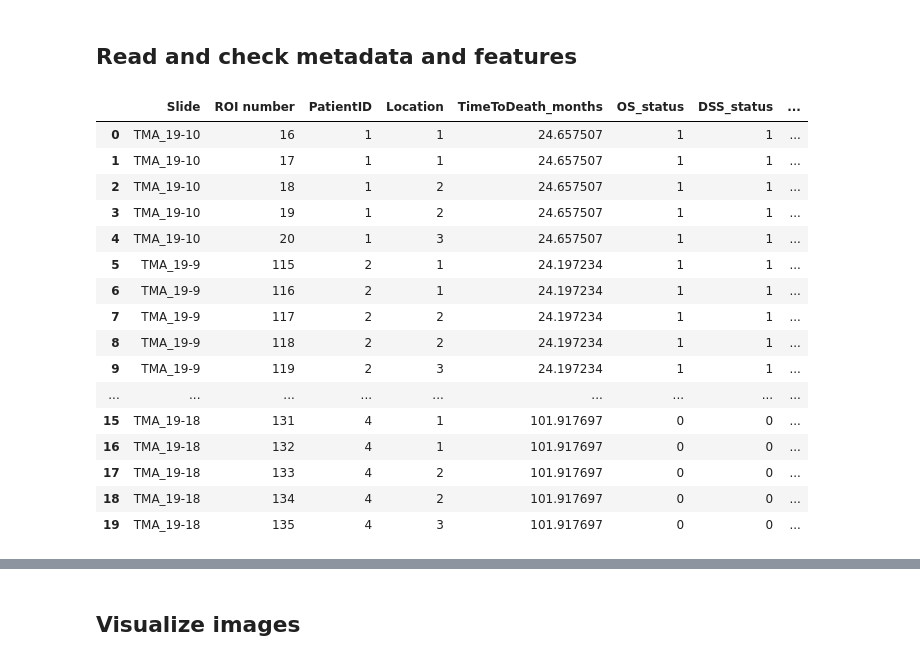
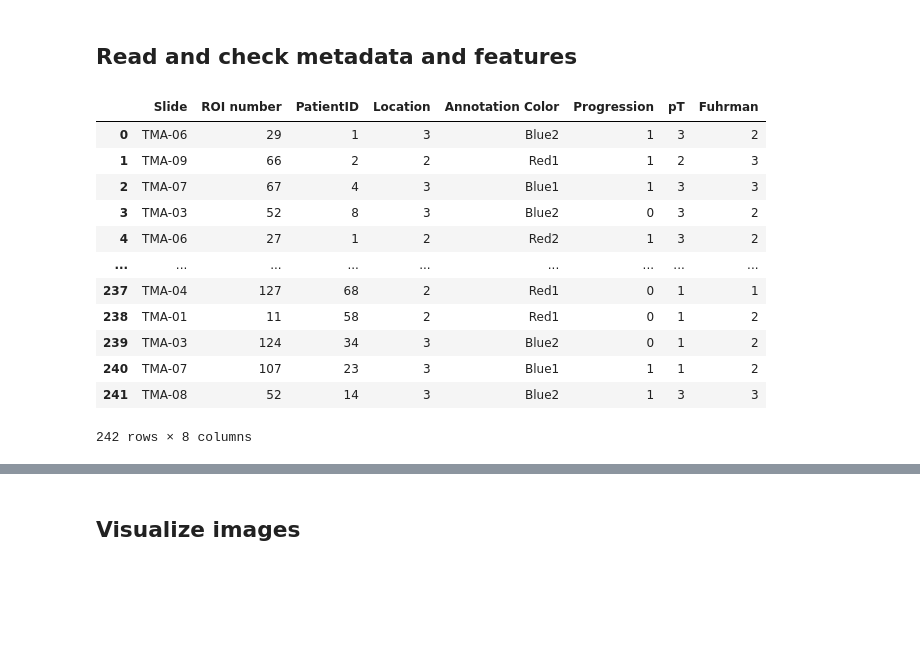
Before and after one commit to fuhrwerk/cytodata-hackathon-2023, a Jupyter notebook: notebook/CytoData2023_hackathon.ipynb, the cells around one changed output, grey strips where cells are left out. Cells and saved outputs as stored; diff of their text form; code cells hidden in the pictures; blank space fills up the shorter version.

```diff
--- a/notebook/CytoData2023_hackathon.ipynb
+++ b/notebook/CytoData2023_hackathon.ipynb
@@ -21,8 +22,10 @@ import tensorflow as tf
 from tqdm import tqdm
 # %%
 imgpath = Path('images')
-featurepath = Path('metadata/hackathon_features.csv')
-metapath = Path('metadata/hackathon_metadata.csv')
+trainfeat_path = Path('metadata/cytodata2023_hackathon_features_train.csv')
+testfeat_path = Path('metadata/cytodata2023_hackathon_features_test.csv')
+trainmeta_path = Path('metadata/cytodata2023_hackathon_train.csv')
+testmeta_path = Path('metadata/cytodata2023_hackathon_test.csv')
 channels = ['1_AF488', '1_AF555', '1_AF647', '1_AF750', '1_DAPI', '2_AF647']
 # %% [markdown]
 ## Helper functions
@@ -41,7 +50,7 @@ def crop_rgb_tiles(img, cshape):
 # %% [markdown]
 ## Read and check metadata and features
 # %%
-df_metadata = pd.read_csv(metapath)
-df_features = pd.read_csv(featurepath)
+df_metadata_train = pd.read_csv(trainmeta_path)
+df_features_train = pd.read_csv(trainfeat_path)
 # %%
 # Add Test information in the df_features
@@ -49,23 +58,19 @@ df_features = df_features.merge(df_metadata[['Slide','ROI number','Test','DSS_st
 # %%
 # Check metadata
-df_metadata
+df_metadata_train
 # %% [output]
-|  | Slide | ROI number | PatientID | Location | TimeToDeath_months | OS_status | DSS_status | ... |
-| 0 | TMA_19-10 | 16 | 1 | 1 | 24.657507 | 1 | 1 | ... |
-| 1 | TMA_19-10 | 17 | 1 | 1 | 24.657507 | 1 | 1 | ... |
-| 2 | TMA_19-10 | 18 | 1 | 2 | 24.657507 | 1 | 1 | ... |
-| 3 | TMA_19-10 | 19 | 1 | 2 | 24.657507 | 1 | 1 | ... |
-| 4 | TMA_19-10 | 20 | 1 | 3 | 24.657507 | 1 | 1 | ... |
-| 5 | TMA_19-9 | 115 | 2 | 1 | 24.197234 | 1 | 1 | ... |
-| 6 | TMA_19-9 | 116 | 2 | 1 | 24.197234 | 1 | 1 | ... |
-| 7 | TMA_19-9 | 117 | 2 | 2 | 24.197234 | 1 | 1 | ... |
-| 8 | TMA_19-9 | 118 | 2 | 2 | 24.197234 | 1 | 1 | ... |
-| 9 | TMA_19-9 | 119 | 2 | 3 | 24.197234 | 1 | 1 | ... |
+|  | Slide | ROI number | PatientID | Location | Annotation Color | Progression | pT | Fuhrman |
+| 0 | TMA-06 | 29 | 1 | 3 | Blue2 | 1 | 3 | 2 |
+| 1 | TMA-09 | 66 | 2 | 2 | Red1 | 1 | 2 | 3 |
+| 2 | TMA-07 | 67 | 4 | 3 | Blue1 | 1 | 3 | 3 |
+| 3 | TMA-03 | 52 | 8 | 3 | Blue2 | 0 | 3 | 2 |
+| 4 | TMA-06 | 27 | 1 | 2 | Red2 | 1 | 3 | 2 |
 | ... | ... | ... | ... | ... | ... | ... | ... | ... |
-| 15 | TMA_19-18 | 131 | 4 | 1 | 101.917697 | 0 | 0 | ... |
-| 16 | TMA_19-18 | 132 | 4 | 1 | 101.917697 | 0 | 0 | ... |
-| 17 | TMA_19-18 | 133 | 4 | 2 | 101.917697 | 0 | 0 | ... |
-| 18 | TMA_19-18 | 134 | 4 | 2 | 101.917697 | 0 | 0 | ... |
-| 19 | TMA_19-18 | 135 | 4 | 3 | 101.917697 | 0 | 0 | ... |
+| 237 | TMA-04 | 127 | 68 | 2 | Red1 | 0 | 1 | 1 |
+| 238 | TMA-01 | 11 | 58 | 2 | Red1 | 0 | 1 | 2 |
+| 239 | TMA-03 | 124 | 34 | 3 | Blue2 | 0 | 1 | 2 |
+| 240 | TMA-07 | 107 | 23 | 3 | Blue1 | 1 | 1 | 2 |
+| 241 | TMA-08 | 52 | 14 | 3 | Blue2 | 1 | 3 | 3 |
+242 rows × 8 columns
 # %%
 # Check features
```
Also changed, not shown: parts of 28 cells of this notebook.
